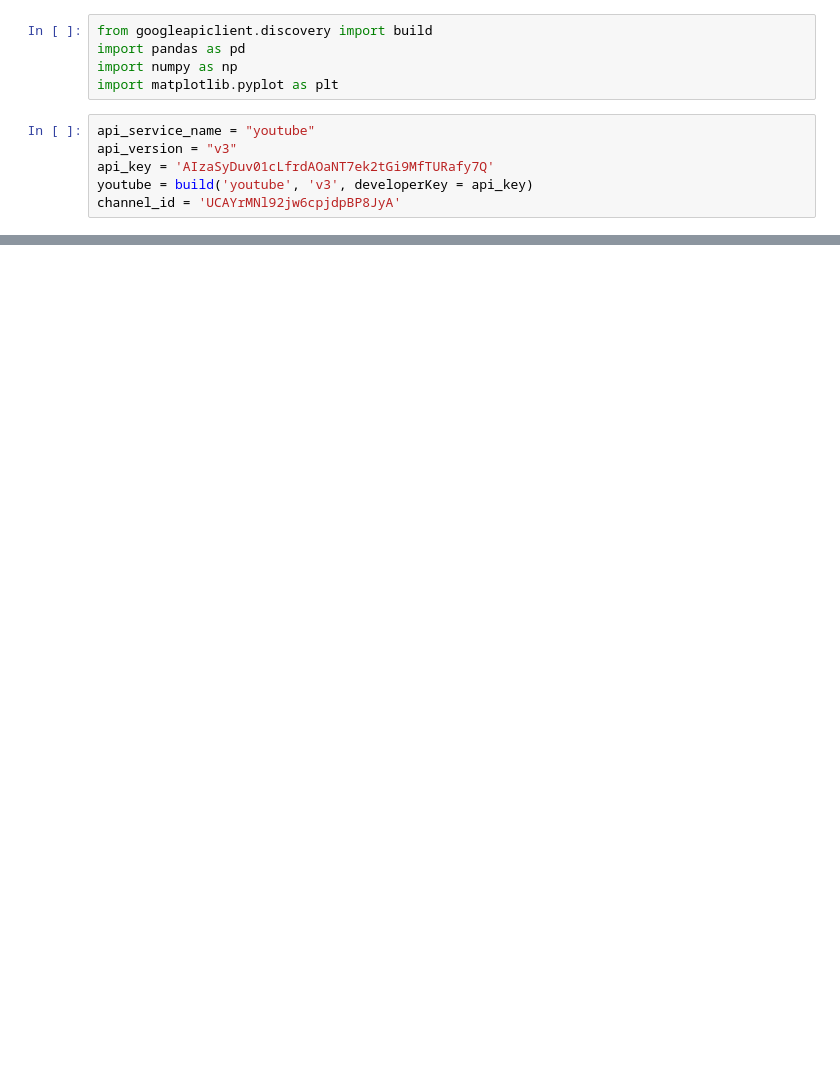
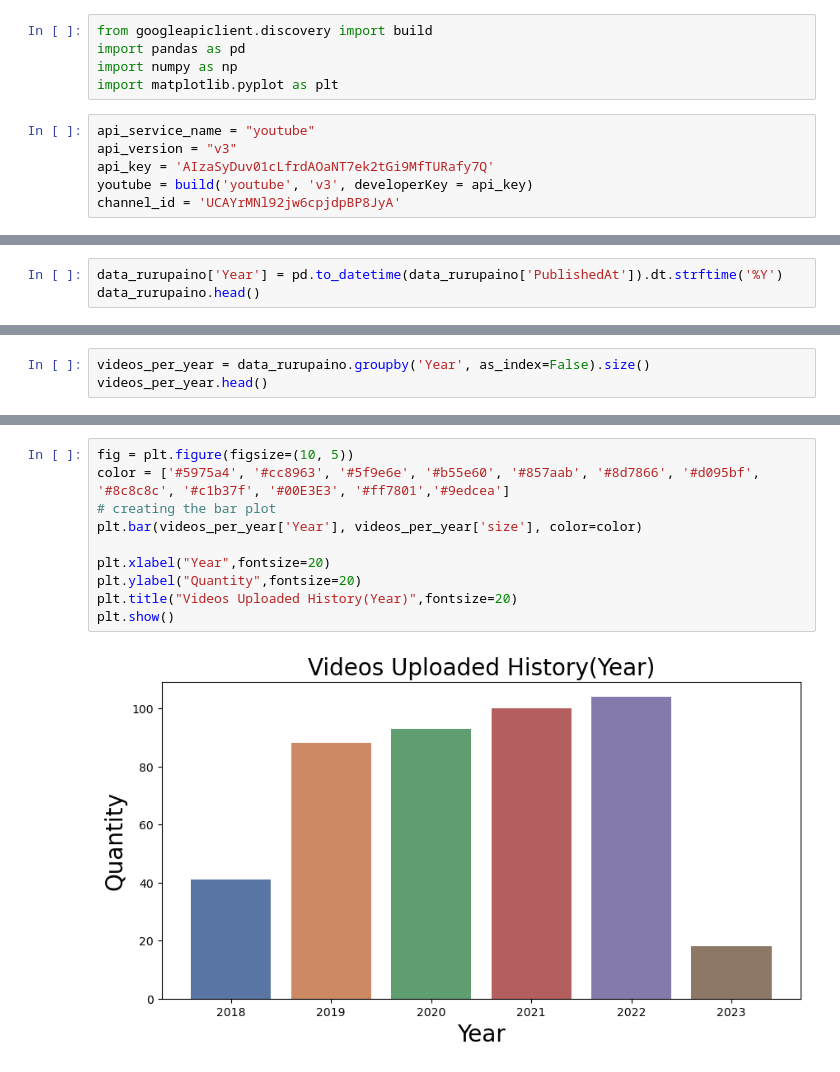
Before and after one commit to Takuyatsai/YouTube-Music-Channel-Analysis, a Jupyter notebook: RuPiano.ipynb, the cells around one changed output, grey strips where cells are left out. Drawn from its saved outputs; the diff is of its cells as text; blank space fills up the shorter version.

```diff
--- a/RuPiano.ipynb
+++ b/RuPiano.ipynb
@@ -51,0 +220,3 @@ ru_statistics
+# %%
+data_rurupaino['Year'] = pd.to_datetime(data_rurupaino['PublishedAt']).dt.strftime('%Y')
+data_rurupaino.head()
@@ -51,0 +230,3 @@ ru_statistics
+# %%
+videos_per_year = data_rurupaino.groupby('Year', as_index=False).size()
+videos_per_year.head()
@@ -51,0 +240,12 @@ ru_statistics
+# %%
+fig = plt.figure(figsize=(10, 5))
+color = ['#5975a4', '#cc8963', '#5f9e6e', '#b55e60', '#857aab', '#8d7866', '#d095bf', '#8c8c8c', '#c1b37f', '#00E3E3', '#ff7801','#9edcea']
+# creating the bar plot
+plt.bar(videos_per_year['Year'], videos_per_year['size'], color=color)
+
+plt.xlabel("Year",fontsize=20)
+plt.ylabel("Quantity",fontsize=20)
+plt.title("Videos Uploaded History(Year)",fontsize=20)
+plt.show()
+# %% [output]
+[figure, added]
```
Also changed, not shown: parts of 24 cells of this notebook.
